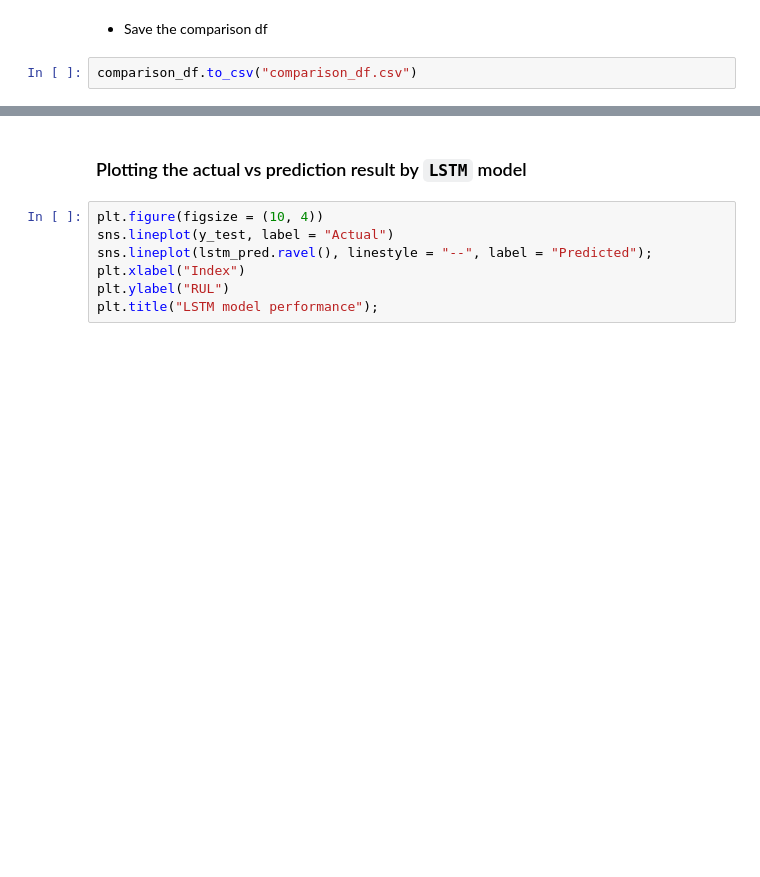
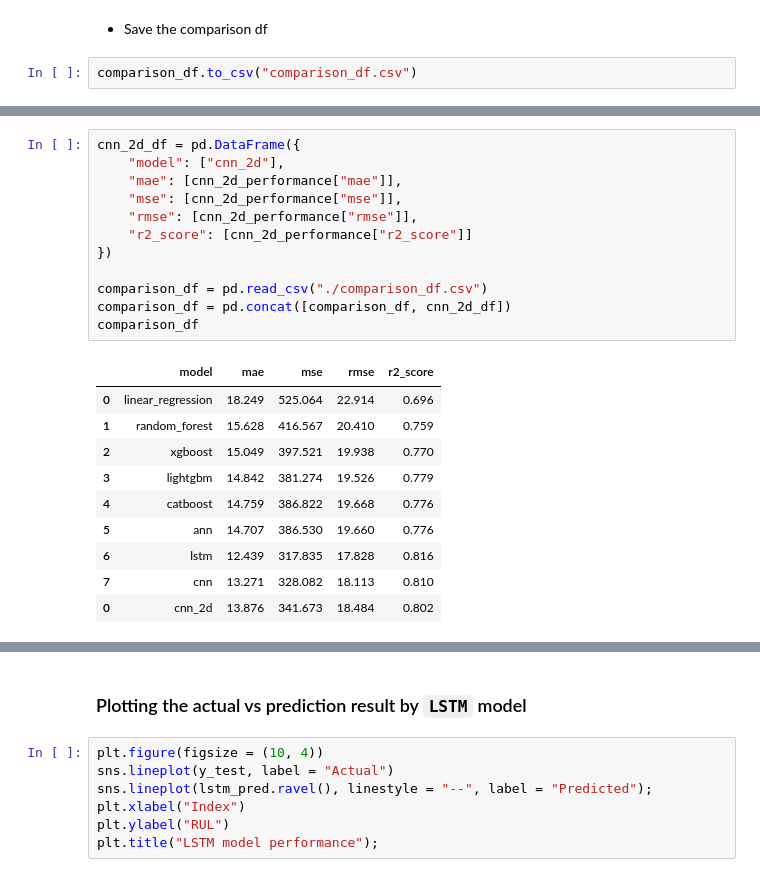
Before and after one commit to Mainakcris7/RUL_CMAPSS, a Jupyter notebook: rul_prediction.ipynb, the cells around one changed output, grey strips where cells are left out. Drawn from its saved outputs; the diff is of its cells as text; blank space fills up the shorter version.

```diff
--- a/rul_prediction.ipynb
+++ b/rul_prediction.ipynb
@@ -964,0 +1053,23 @@ comparison_df.to_csv("comparison_df.csv")
+# %%
+cnn_2d_df = pd.DataFrame({
+    "model": ["cnn_2d"],
+    "mae": [cnn_2d_performance["mae"]],
+    "mse": [cnn_2d_performance["mse"]],
+    "rmse": [cnn_2d_performance["rmse"]],
+    "r2_score": [cnn_2d_performance["r2_score"]]
+})
+
+comparison_df = pd.read_csv("./comparison_df.csv")
+comparison_df = pd.concat([comparison_df, cnn_2d_df])
+comparison_df
+# %% [output]
+|  | model | mae | mse | rmse | r2_score |
+| 0 | linear_regression | 18.249 | 525.064 | 22.914 | 0.696 |
+| 1 | random_forest | 15.628 | 416.567 | 20.410 | 0.759 |
+| 2 | xgboost | 15.049 | 397.521 | 19.938 | 0.770 |
+| 3 | lightgbm | 14.842 | 381.274 | 19.526 | 0.779 |
+| 4 | catboost | 14.759 | 386.822 | 19.668 | 0.776 |
+| 5 | ann | 14.707 | 386.530 | 19.660 | 0.776 |
+| 6 | lstm | 12.439 | 317.835 | 17.828 | 0.816 |
+| 7 | cnn | 13.271 | 328.082 | 18.113 | 0.810 |
+| 0 | cnn_2d | 13.876 | 341.673 | 18.484 | 0.802 |
```
Also changed, not shown: parts of 18 cells of this notebook, 2 other files.
